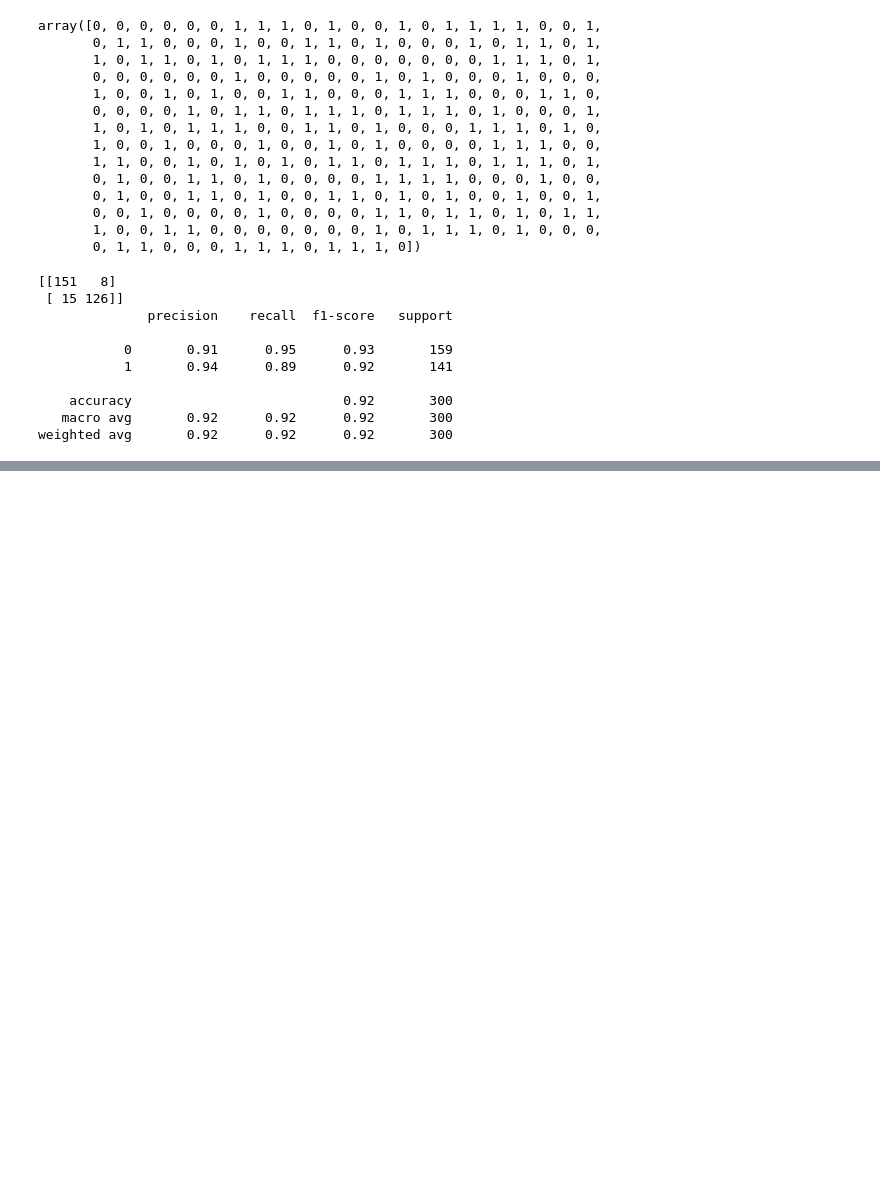
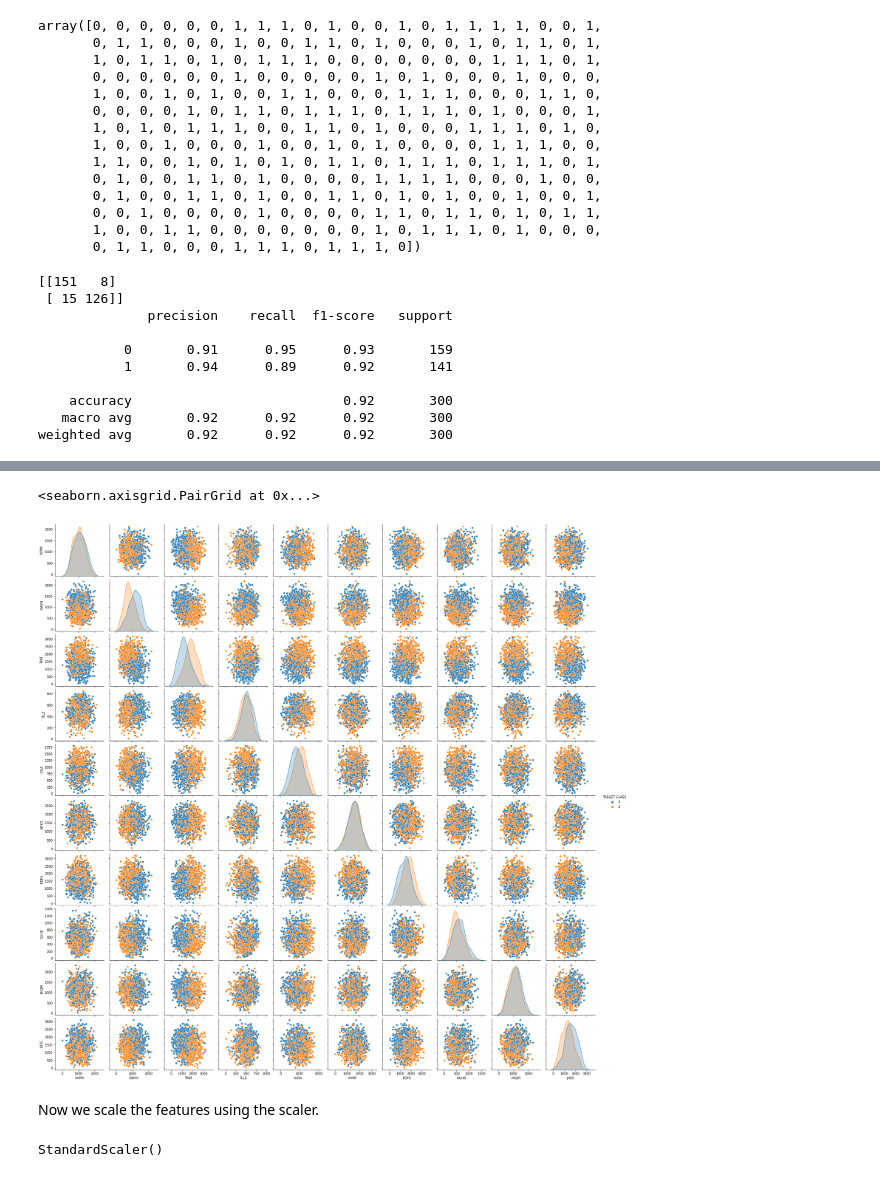
Before and after one commit to OneMogin/project_git, a Jupyter notebook: pythonds_bootcamp/KNN/knn.ipynb, the cells around one changed output, grey strips where cells are left out. Drawn from its saved outputs; the diff is of its cells as text; code cells hidden in the pictures; blank space fills up the shorter version.

```diff
--- a/pythonds_bootcamp/KNN/knn.ipynb
+++ b/pythonds_bootcamp/KNN/knn.ipynb
@@ -111,0 +124,2 @@ for i in range(1,40):
+# %%
+dfproj = pd.read_csv('KNN_Project_Data')
@@ -111,0 +135,5 @@ for i in range(1,40):
+# %%
+sns.pairplot(dfproj, hue='TARGET CLASS')
+# %% [output]
+<seaborn.axisgrid.PairGrid at 0x...>
+[figure, added]
@@ -111,0 +142,6 @@ for i in range(1,40):
+# %% [markdown]
+Now we scale the features using the scaler.
+# %%
+scaler_p.fit(dfproj.drop('TARGET CLASS', axis=1))
+# %% [output]
+StandardScaler()
```
Also changed, not shown: parts of 13 cells of this notebook, 1 other file.
